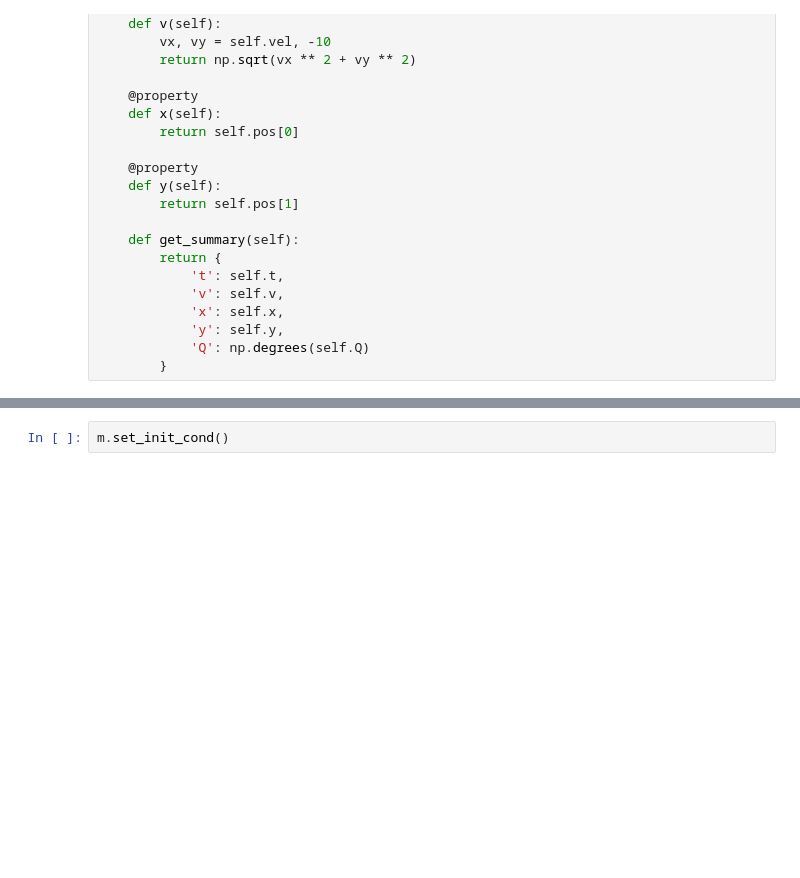
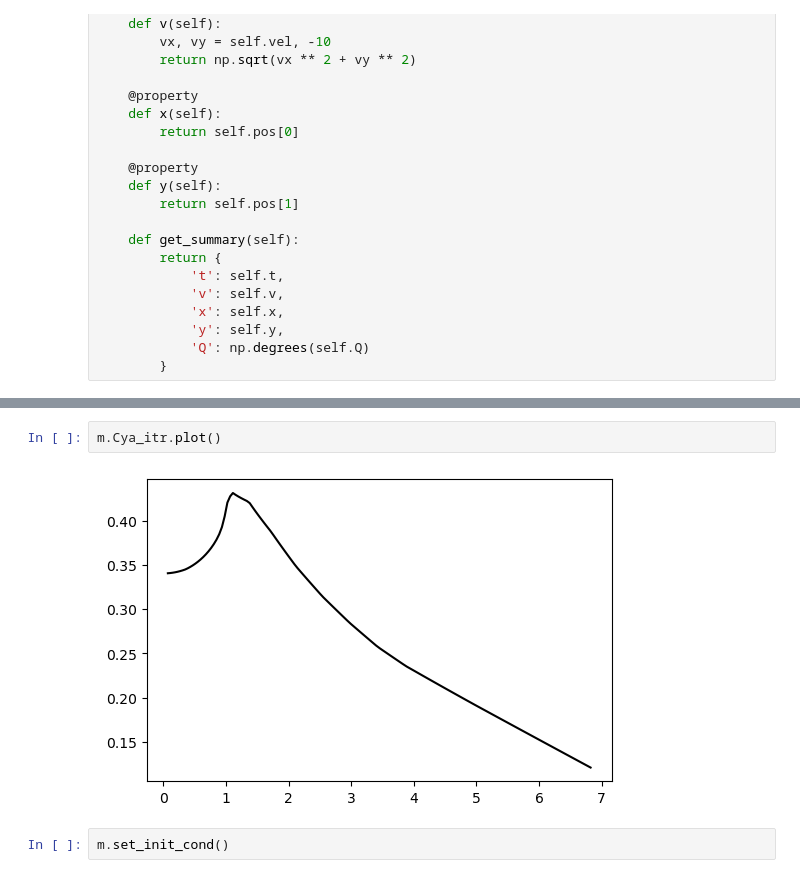
Before and after one commit to kirtis26/PyMissile, a Jupyter notebook: missile.ipynb, the cells around one changed output, grey strips where cells are left out. Cells and saved outputs as stored; diff of their text form; blank space fills up the shorter version.

```diff
--- a/missile.ipynb
+++ b/missile.ipynb
@@ -613,3 +601,7 @@ m
+# %%
+m.Cya_itr.plot()
+# %% [output]
+[figure, added]
 # %%
 m.set_init_cond()
 # %%
```
Also changed, not shown: parts of 9 cells of this notebook.
